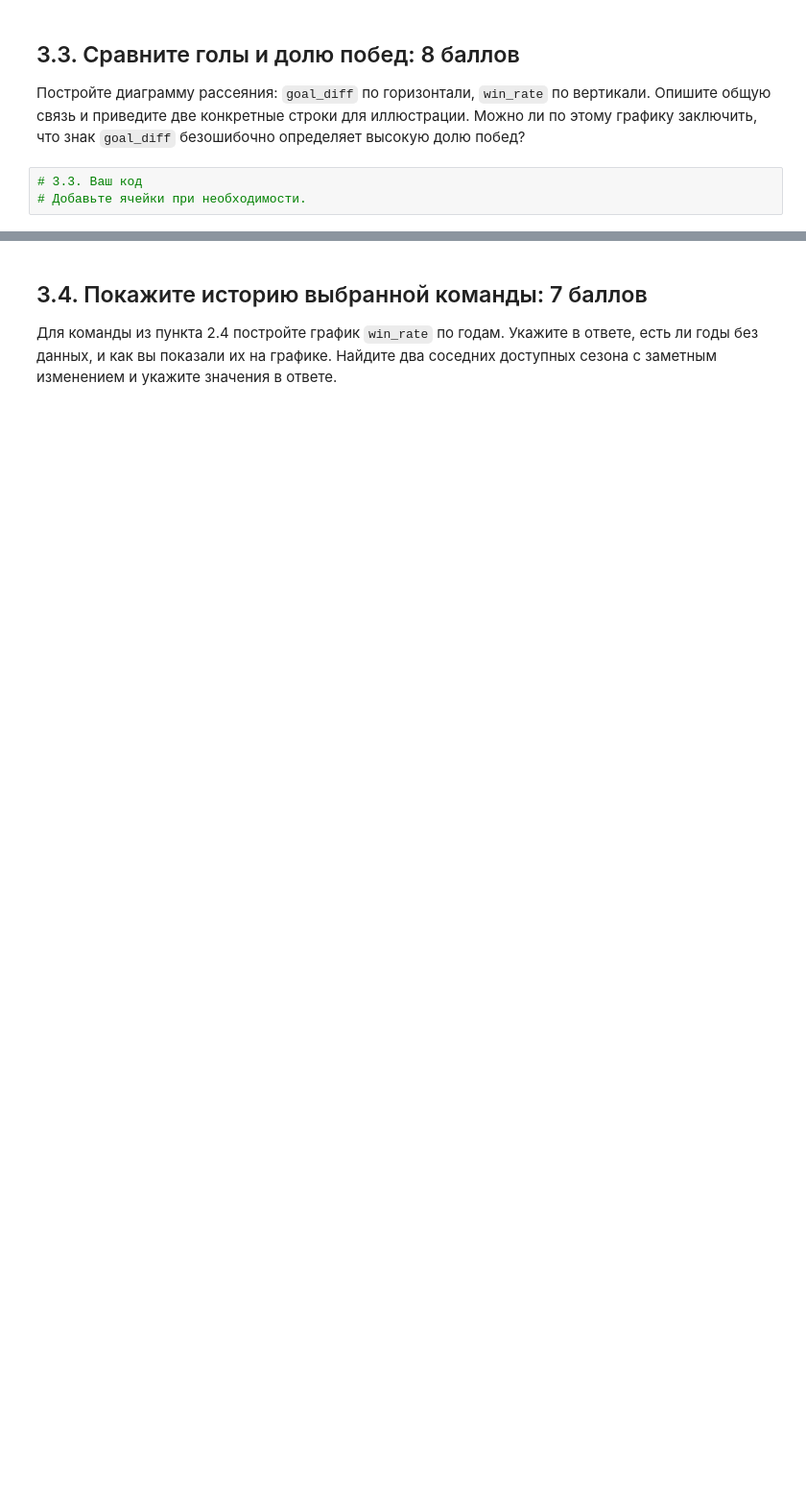
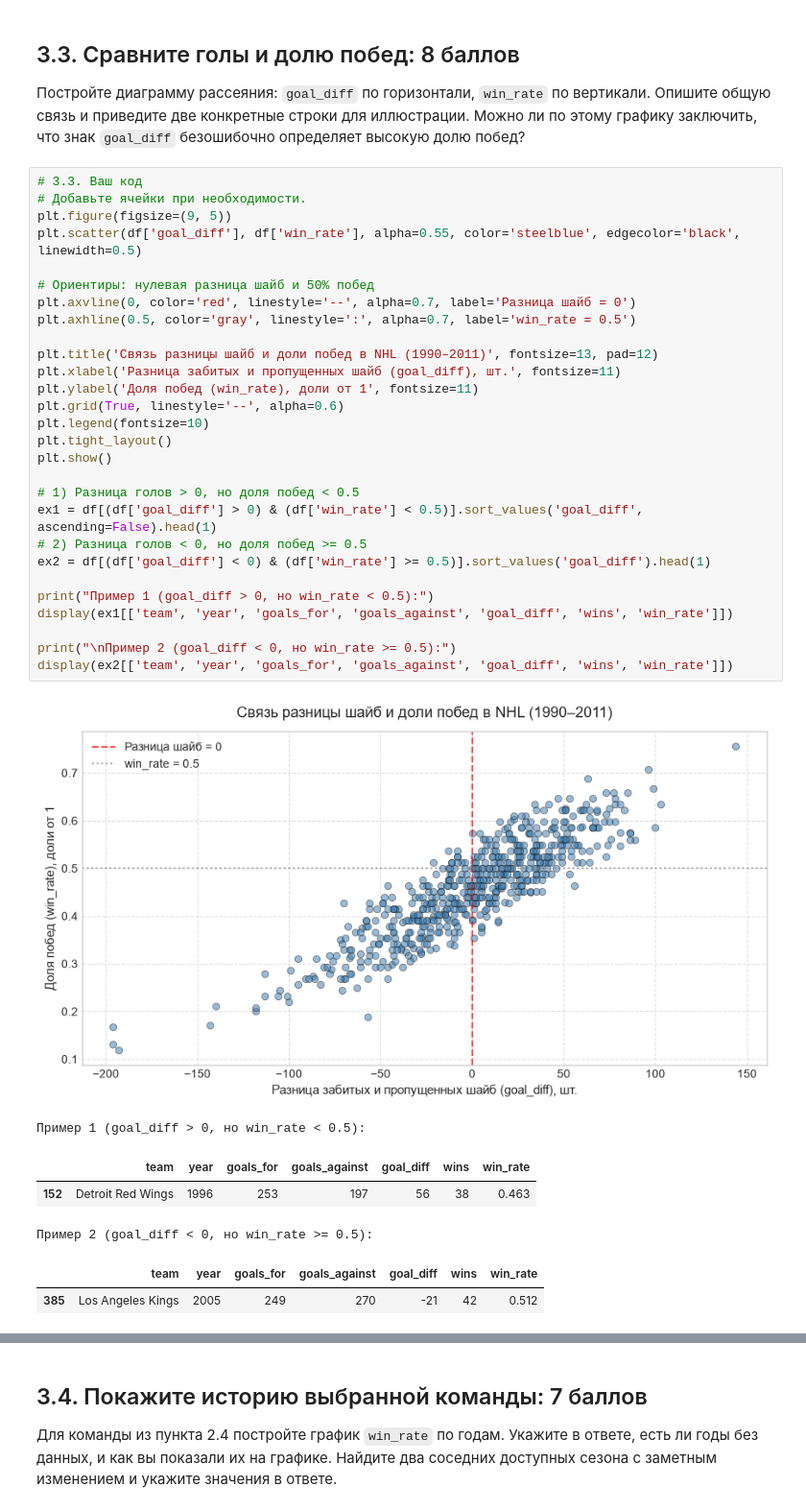
Before and after one commit to Va-win/Astra_Test, a Jupyter notebook: Отборочное_задание_1ый_курс_ИИ_FIN1.ipynb, the cells around one changed output, grey strips where cells are left out. Shown at 96% size. Saved outputs shown, nothing was run; the diff lists cells and outputs as text; blank space fills up the shorter version.

```diff
--- a/Отборочное_задание_1ый_курс_ИИ_FIN1.ipynb
+++ b/Отборочное_задание_1ый_курс_ИИ_FIN1.ipynb
@@ -424,6 +457,39 @@ _Ваш ответ с подтверждениями из собственной
 # %%
 # 3.3. Ваш код
 # Добавьте ячейки при необходимости.
+plt.figure(figsize=(9, 5))
+plt.scatter(df['goal_diff'], df['win_rate'], alpha=0.55, color='steelblue', edgecolor='black', linewidth=0.5)
+
+# Ориентиры: нулевая разница шайб и 50% побед
+plt.axvline(0, color='red', linestyle='--', alpha=0.7, label='Разница шайб = 0')
+plt.axhline(0.5, color='gray', linestyle=':', alpha=0.7, label='win_rate = 0.5')
+
+plt.title('Связь разницы шайб и доли побед в NHL (1990–2011)', fontsize=13, pad=12)
+plt.xlabel('Разница забитых и пропущенных шайб (goal_diff), шт.', fontsize=11)
+plt.ylabel('Доля побед (win_rate), доли от 1', fontsize=11)
+plt.grid(True, linestyle='--', alpha=0.6)
+plt.legend(fontsize=10)
+plt.tight_layout()
+plt.show()
+
+# 1) Разница голов > 0, но доля побед < 0.5
+ex1 = df[(df['goal_diff'] > 0) & (df['win_rate'] < 0.5)].sort_values('goal_diff', ascending=False).head(1)
+# 2) Разница голов < 0, но доля побед >= 0.5
+ex2 = df[(df['goal_diff'] < 0) & (df['win_rate'] >= 0.5)].sort_values('goal_diff').head(1)
+
+print("Пример 1 (goal_diff > 0, но win_rate < 0.5):")
+display(ex1[['team', 'year', 'goals_for', 'goals_against', 'goal_diff', 'wins', 'win_rate']])
+
+print("\nПример 2 (goal_diff < 0, но win_rate >= 0.5):")
+display(ex2[['team', 'year', 'goals_for', 'goals_against', 'goal_diff', 'wins', 'win_rate']])
+# %% [output]
+[figure, added]
+Пример 1 (goal_diff > 0, но win_rate < 0.5):
+|  | team | year | goals_for | goals_against | goal_diff | wins | win_rate |
+| 152 | Detroit Red Wings | 1996 | 253 | 197 | 56 | 38 | 0.463 |
+Пример 2 (goal_diff < 0, но win_rate >= 0.5):
+|  | team | year | goals_for | goals_against | goal_diff | wins | win_rate |
+| 385 | Los Angeles Kings | 2005 | 249 | 270 | -21 | 42 | 0.512 |
 # %% [markdown]
 **Ответ 3.3:**
 
```
Also changed, not shown: parts of 15 cells of this notebook.
